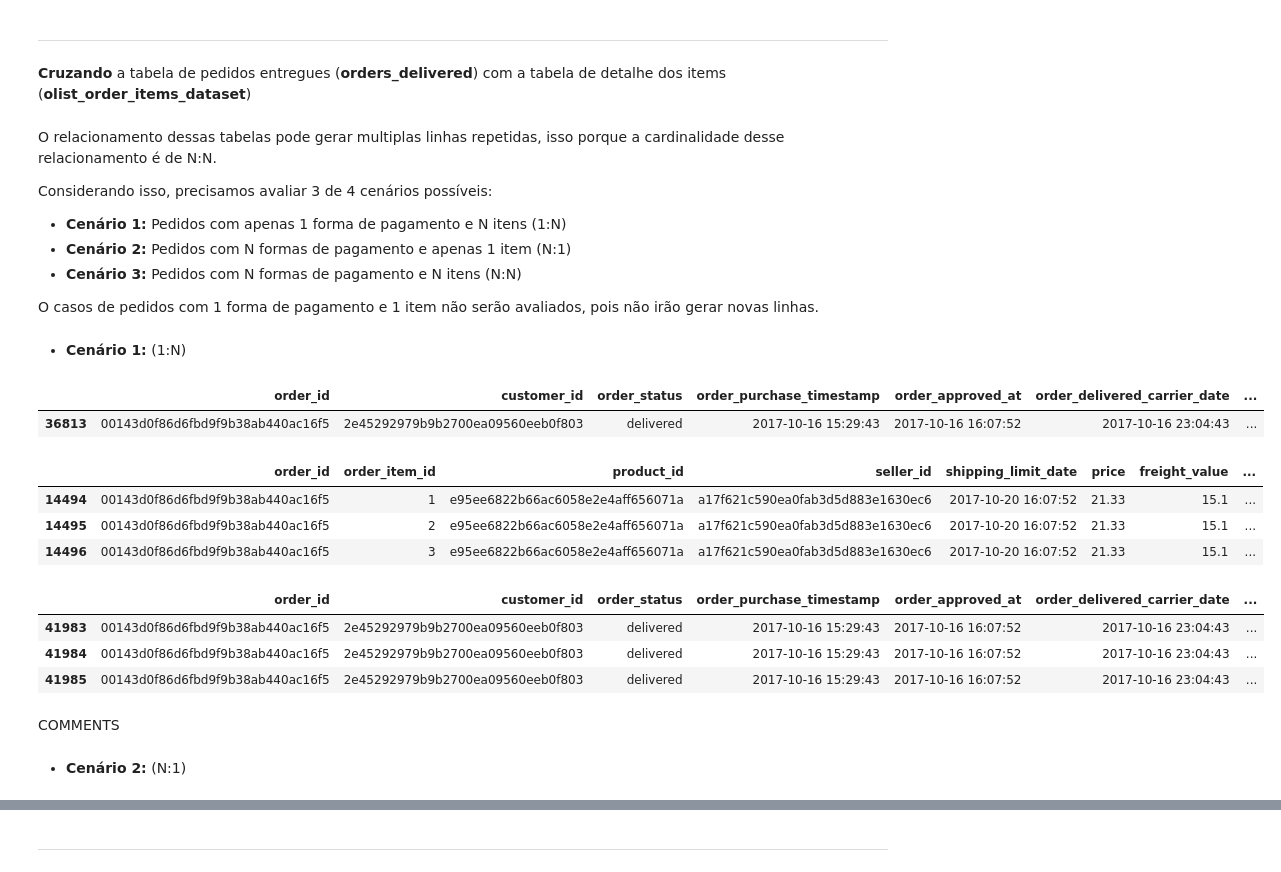
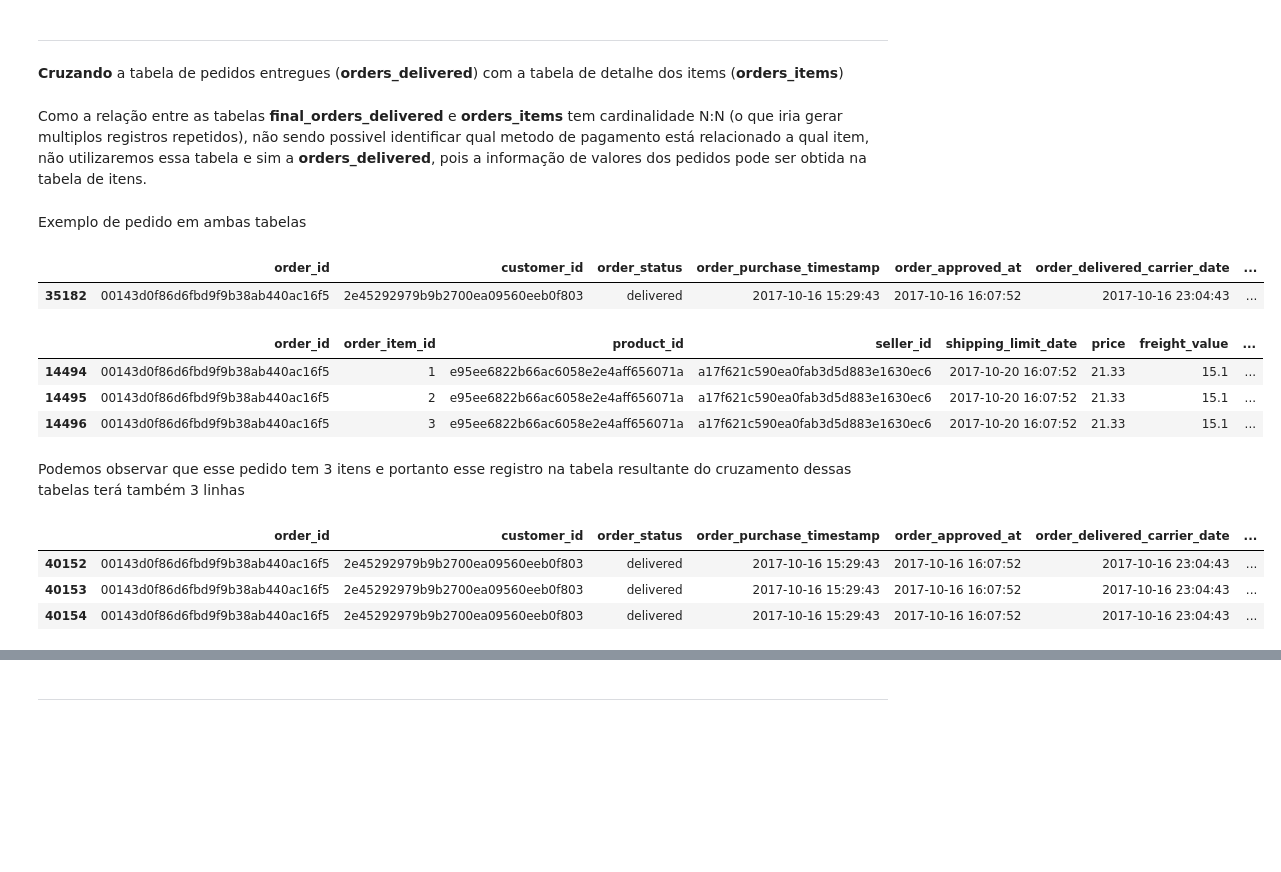
Before and after one commit to pedrohrafael/data-science, a Jupyter notebook: projects/brazilian-ecommerce/Analise exploratoria de dados/EDA - Parte 1 - Conhecendo as tabelas.ipynb, the cells around one changed output, grey strips where cells are left out. Cells and saved outputs as stored; diff of their text form; code cells hidden in the pictures; blank space fills up the shorter version.

```diff
--- a/projects/brazilian-ecommerce/Analise exploratoria de dados/EDA - Parte 1 - Conhecendo as tabelas.ipynb
+++ b/projects/brazilian-ecommerce/Analise exploratoria de dados/EDA - Parte 1 - Conhecendo as tabelas.ipynb
@@ -243,24 +241,16 @@ orders_items = pd.merge(orders_items, olist_sellers_dataset[['seller_id', 'selle
 # %% [markdown]
 ---
 # %% [markdown]
-**Cruzando** a tabela de pedidos entregues (**orders_delivered**) com a tabela de detalhe dos items (**olist_order_items_dataset**)
+**Cruzando** a tabela de pedidos entregues (**orders_delivered**) com a tabela de detalhe dos items (**orders_items**)
-# %% [markdown]
-O relacionamento dessas tabelas pode gerar multiplas linhas repetidas, isso porque a cardinalidade desse relacionamento é de N:N.
-
-Considerando isso, precisamos avaliar 3 de 4 cenários possíveis:
-
-* **Cenário 1:** Pedidos com apenas 1 forma de pagamento e N itens (1:N)
-* **Cenário 2:** Pedidos com N formas de pagamento e apenas 1 item (N:1)
-* **Cenário 3:** Pedidos com N formas de pagamento e N itens (N:N)
-
-O casos de pedidos com 1 forma de pagamento e 1 item não serão avaliados, pois não irão gerar novas linhas.
-# %% [markdown]
-* **Cenário 1:** (1:N)
+# %% [markdown]
+Como a relação entre as tabelas **final_orders_delivered** e **orders_items** tem cardinalidade N:N (o que iria gerar multiplos registros repetidos), não sendo possivel identificar qual metodo de pagamento está relacionado a qual item, não utilizaremos essa tabela e sim a **orders_delivered**, pois a informação de valores dos pedidos pode ser obtida na tabela de itens.
+# %% [markdown]
+Exemplo de pedido em ambas tabelas
 # %%
-final_orders_delivered.query("order_id=='00143d0f86d6fbd9f9b38ab440ac16f5'")
+orders_delivered.query("order_id=='00143d0f86d6fbd9f9b38ab440ac16f5'")
 # %% [output]
 |  | order_id | customer_id | order_status | order_purchase_timestamp | order_approved_at | order_delivered_carrier_date | ... |
-| 36813 | 00143d0f86d6fbd9f9b38ab440ac16f5 | 2e45292979b9b2700ea09560eeb0f803 | delivered | 2017-10-16 15:29:43 | 2017-10-16 16:07:52 | 2017-10-16 23:04:43 | ... |
+| 35182 | 00143d0f86d6fbd9f9b38ab440ac16f5 | 2e45292979b9b2700ea09560eeb0f803 | delivered | 2017-10-16 15:29:43 | 2017-10-16 16:07:52 | 2017-10-16 23:04:43 | ... |
 # %%
 orders_items.query("order_id=='00143d0f86d6fbd9f9b38ab440ac16f5'")
 # %% [output]
@@ -268,14 +258,14 @@ orders_items.query("order_id=='00143d0f86d6fbd9f9b38ab440ac16f5'")
 | 14494 | 00143d0f86d6fbd9f9b38ab440ac16f5 | 1 | e95ee6822b66ac6058e2e4aff656071a | a17f621c590ea0fab3d5d883e1630ec6 | 2017-10-20 16:07:52 | 21.33 | 15.1 | ... |
 | 14495 | 00143d0f86d6fbd9f9b38ab440ac16f5 | 2 | e95ee6822b66ac6058e2e4aff656071a | a17f621c590ea0fab3d5d883e1630ec6 | 2017-10-20 16:07:52 | 21.33 | 15.1 | ... |
 | 14496 | 00143d0f86d6fbd9f9b38ab440ac16f5 | 3 | e95ee6822b66ac6058e2e4aff656071a | a17f621c590ea0fab3d5d883e1630ec6 | 2017-10-20 16:07:52 | 21.33 | 15.1 | ... |
+# %% [markdown]
+Podemos observar que esse pedido tem 3 itens e portanto esse registro na tabela resultante do cruzamento dessas tabelas terá também 3 linhas
 # %%
-pd.merge(final_orders_delivered, orders_items, on='order_id').query("order_id=='00143d0f86d6fbd9f9b38ab440ac16f5'")
+orders_delivered_items = pd.merge(orders_delivered, orders_items, on='order_id')
+
+orders_delivered_items.query("order_id=='00143d0f86d6fbd9f9b38ab440ac16f5'")
 # %% [output]
 |  | order_id | customer_id | order_status | order_purchase_timestamp | order_approved_at | order_delivered_carrier_date | ... |
-| 41983 | 00143d0f86d6fbd9f9b38ab440ac16f5 | 2e45292979b9b2700ea09560eeb0f803 | delivered | 2017-10-16 15:29:43 | 2017-10-16 16:07:52 | 2017-10-16 23:04:43 | ... |
-| 41984 | 00143d0f86d6fbd9f9b38ab440ac16f5 | 2e45292979b9b2700ea09560eeb0f803 | delivered | 2017-10-16 15:29:43 | 2017-10-16 16:07:52 | 2017-10-16 23:04:43 | ... |
-| 41985 | 00143d0f86d6fbd9f9b38ab440ac16f5 | 2e45292979b9b2700ea09560eeb0f803 | delivered | 2017-10-16 15:29:43 | 2017-10-16 16:07:52 | 2017-10-16 23:04:43 | ... |
+| 40152 | 00143d0f86d6fbd9f9b38ab440ac16f5 | 2e45292979b9b2700ea09560eeb0f803 | delivered | 2017-10-16 15:29:43 | 2017-10-16 16:07:52 | 2017-10-16 23:04:43 | ... |
+| 40153 | 00143d0f86d6fbd9f9b38ab440ac16f5 | 2e45292979b9b2700ea09560eeb0f803 | delivered | 2017-10-16 15:29:43 | 2017-10-16 16:07:52 | 2017-10-16 23:04:43 | ... |
+| 40154 | 00143d0f86d6fbd9f9b38ab440ac16f5 | 2e45292979b9b2700ea09560eeb0f803 | delivered | 2017-10-16 15:29:43 | 2017-10-16 16:07:52 | 2017-10-16 23:04:43 | ... |
-# %% [markdown]
-COMMENTS
-# %% [markdown]
-* **Cenário 2:** (N:1)
```
Also changed, not shown: parts of 19 cells of this notebook, 2 other files.
